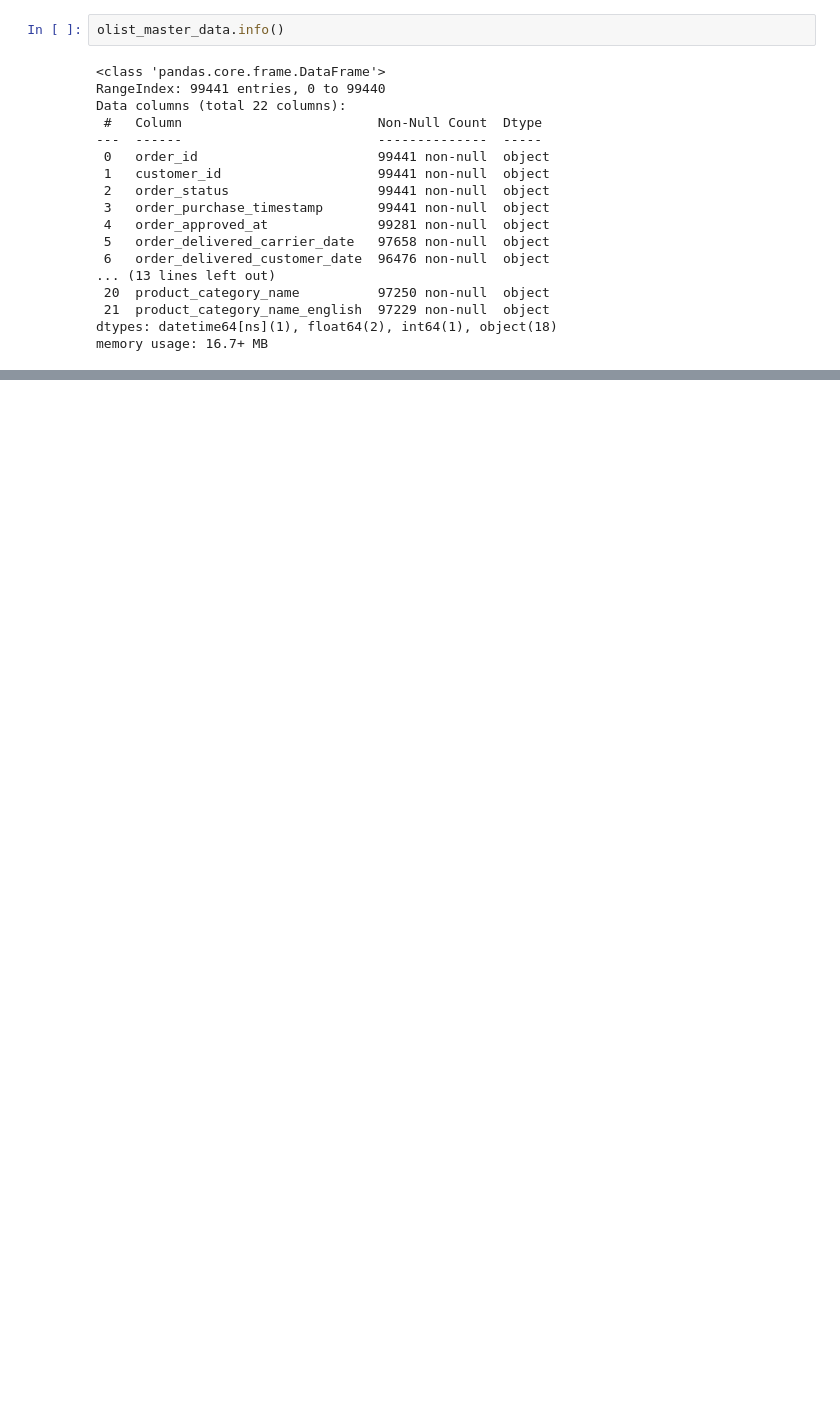
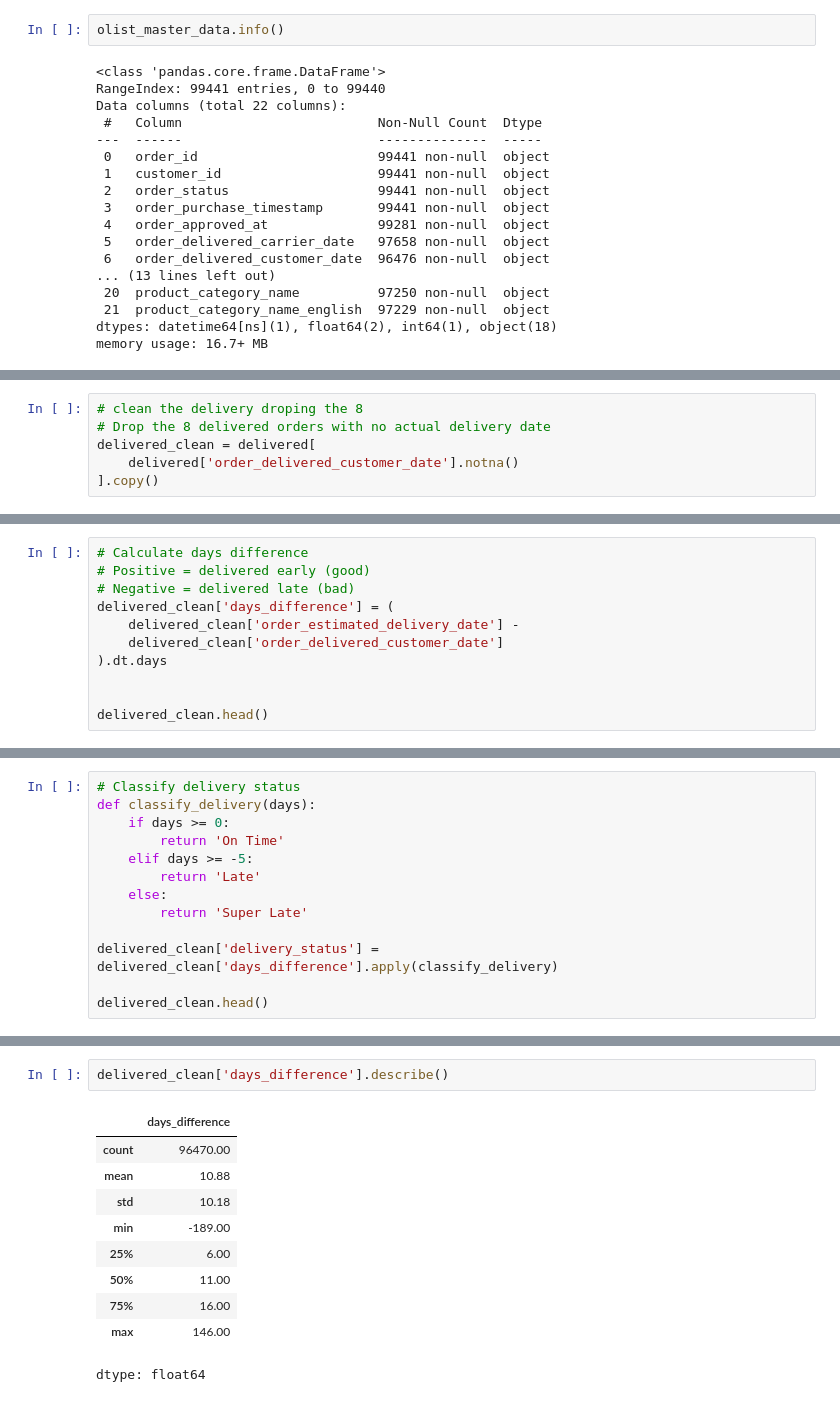
Before and after one commit to BBWorksB/AmaliTech-DEG-Project-based-challenges, a Jupyter notebook: data-engineering/Logistics-auditor/Amaliteh_DE_Logistic.ipynb, the cells around one changed output, grey strips where cells are left out. Cells and saved outputs as stored; diff of their text form; blank space fills up the shorter version.

```diff
--- a/data-engineering/Logistics-auditor/Amaliteh_DE_Logistic.ipynb
+++ b/data-engineering/Logistics-auditor/Amaliteh_DE_Logistic.ipynb
@@ -297,0 +371,6 @@ product_category.head(1)
+# %%
+# clean the delivery droping the 8
+# Drop the 8 delivered orders with no actual delivery date
+delivered_clean = delivered[
+    delivered['order_delivered_customer_date'].notna()
+].copy()
@@ -297,0 +397,11 @@ product_category.head(1)
+# %%
+# Calculate days difference
+# Positive = delivered early (good)
+# Negative = delivered late (bad)
+delivered_clean['days_difference'] = (
+    delivered_clean['order_estimated_delivery_date'] -
+    delivered_clean['order_delivered_customer_date']
+).dt.days
+
+
+delivered_clean.head()
@@ -297,0 +415,13 @@ product_category.head(1)
+# %%
+# Classify delivery status
+def classify_delivery(days):
+    if days >= 0:
+        return 'On Time'
+    elif days >= -5:
+        return 'Late'
+    else:
+        return 'Super Late'
+
+delivered_clean['delivery_status'] = delivered_clean['days_difference'].apply(classify_delivery)
+
+delivered_clean.head()
@@ -297,0 +454,13 @@ product_category.head(1)
+# %%
+delivered_clean['days_difference'].describe()
+# %% [output]
+|  | days_difference |
+| count | 96470.00 |
+| mean | 10.88 |
+| std | 10.18 |
+| min | -189.00 |
+| 25% | 6.00 |
+| 50% | 11.00 |
+| 75% | 16.00 |
+| max | 146.00 |
+dtype: float64
```
Also changed, not shown: parts of 25 cells of this notebook.
